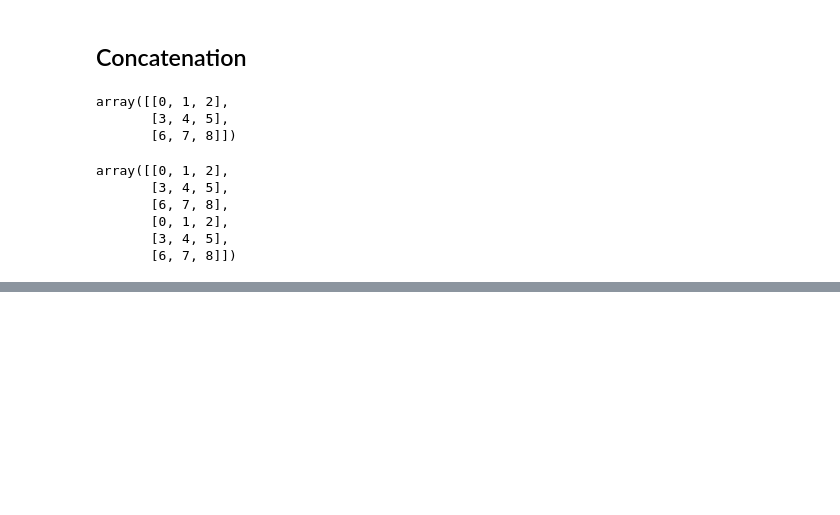
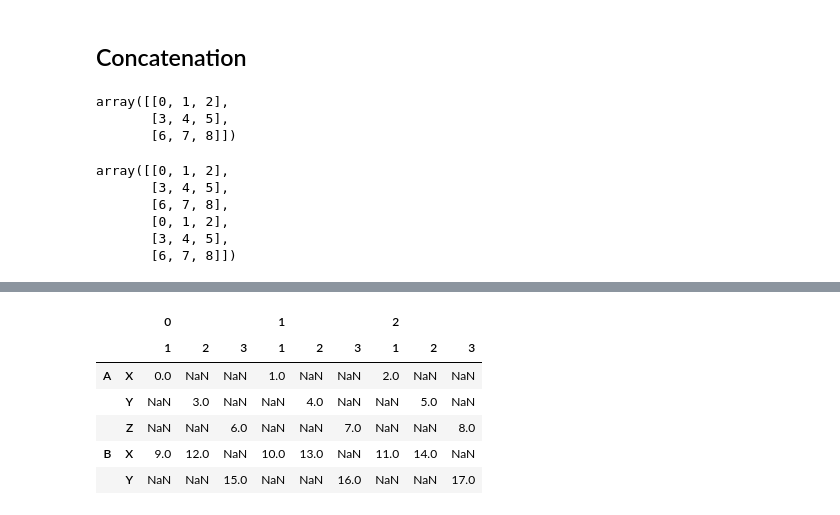
Before and after one commit to maykulkarni/DSandMLinPython, a Jupyter notebook: pandas/dataframe_advanced_I.ipynb, the cells around one changed output, grey strips where cells are left out. Cells and saved outputs as stored; diff of their text form; code cells hidden in the pictures; blank space fills up the shorter version.

```diff
--- a/pandas/dataframe_advanced.ipynb
+++ b/pandas/dataframe_advanced_I.ipynb
@@ -236,0 +332,18 @@ pd.concat([df, df2], ignore_index=True)
+# %%
+# In general: stack will convert columns and bring it down
+# at level 'n' (right most) and the existing row indices will be level 0
+
+# unstack will take the current level 'n' (the rightmost index)
+# and turn it into a column
+df = DataFrame(np.array(range(18)).reshape((6, 3)), index=[['A', 'A', 'A', 'B', 'B', 'B'],
+                                                   ['X', 'Y', 'Z', 'X', 'X', 'Y'],
+                                                   [1, 2, 3, 1, 2, 3]])
+df.unstack()
+# %% [output]
+|  |  | 0 |  |  | 1 |  |  | 2 |  |  |
+|  |  | 1 | 2 | 3 | 1 | 2 | 3 | 1 | 2 | 3 |
+| A | X | 0.0 | NaN | NaN | 1.0 | NaN | NaN | 2.0 | NaN | NaN |
+|  | Y | NaN | 3.0 | NaN | NaN | 4.0 | NaN | NaN | 5.0 | NaN |
+|  | Z | NaN | NaN | 6.0 | NaN | NaN | 7.0 | NaN | NaN | 8.0 |
+| B | X | 9.0 | 12.0 | NaN | 10.0 | 13.0 | NaN | 11.0 | 14.0 | NaN |
+|  | Y | NaN | NaN | 15.0 | NaN | NaN | 16.0 | NaN | NaN | 17.0 |
```
Also changed, not shown: parts of 22 cells of this notebook, 3 other files.
